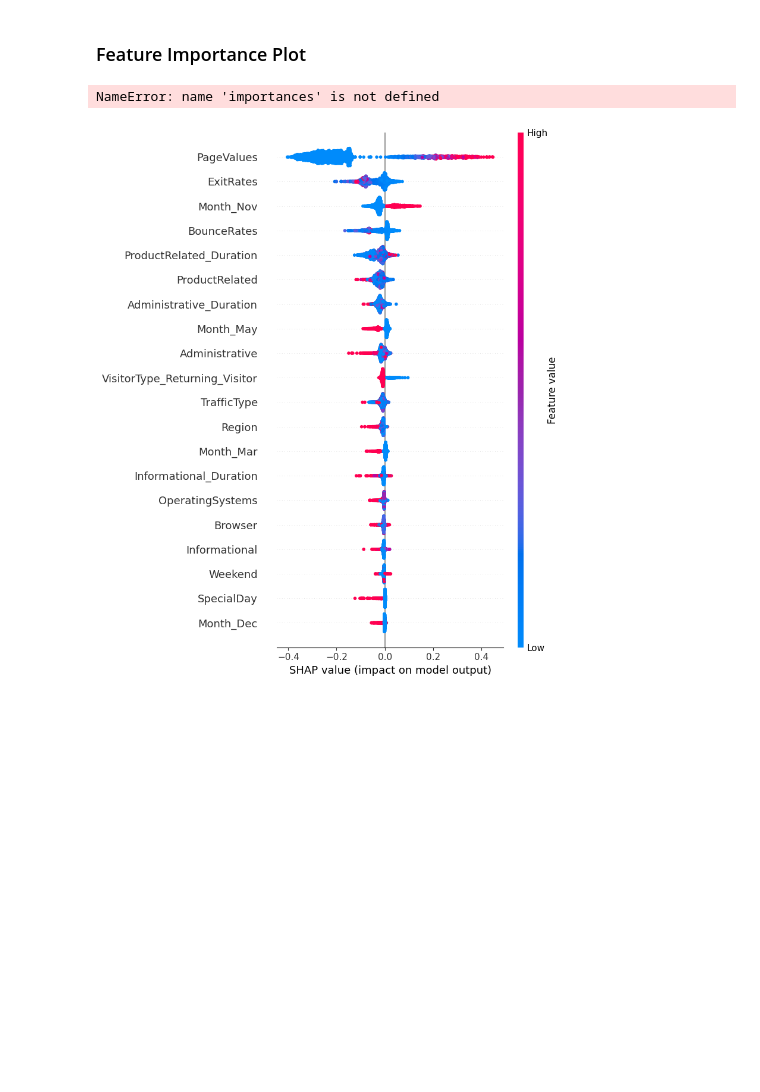
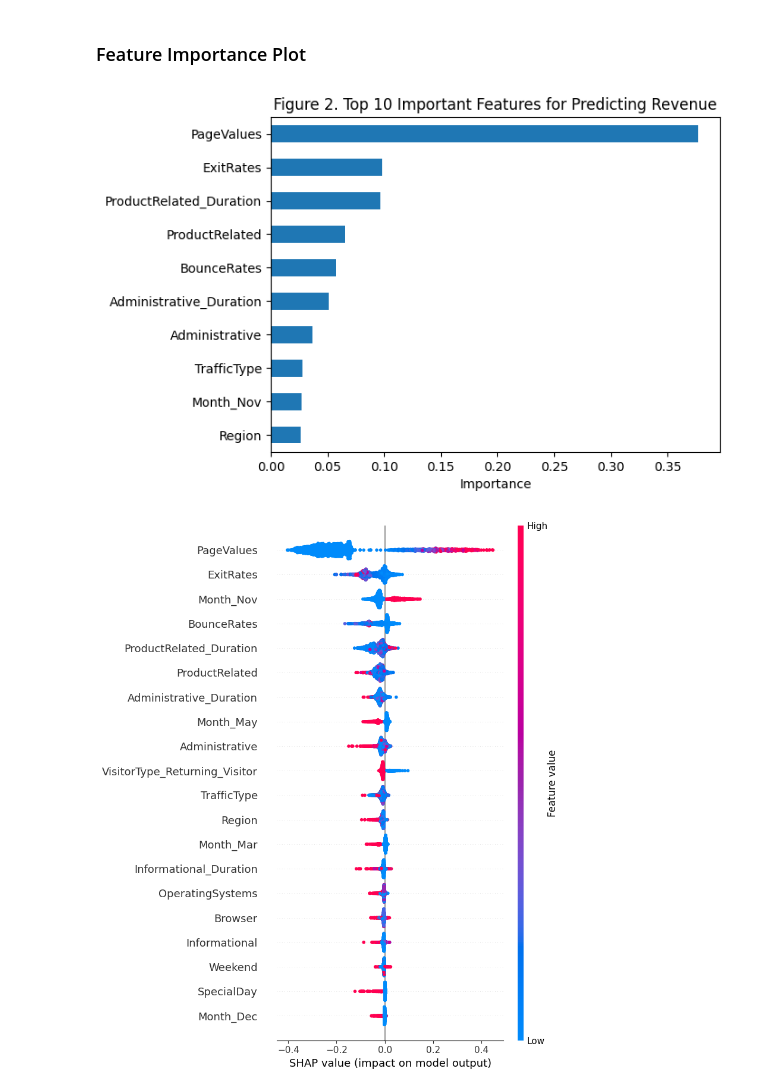
Before and after one commit to UBC-DSCI-310-2025W2/dsci-310-group-09, a Jupyter notebook: 310-group9_online-shoppers-classification.ipynb, the cells around one changed output. Drawn from its saved outputs; the diff is of its cells as text; code cells hidden in the pictures; blank space fills up the shorter version.

```diff
--- a/310-group9_online-shoppers-classification.ipynb
+++ b/310-group9_online-shoppers-classification.ipynb
@@ -199,14 +199,17 @@ ROC-AUC: 0.9163848720241984
 ### Feature Importance Plot
 # %%
 import matplotlib.pyplot as plt
-
+importances = pd.Series(
+    rf.feature_importances_,
+    index=X_train.columns
+).sort_values(ascending=False)
 importances.head(10).plot(kind="barh")
 plt.gca().invert_yaxis()
 plt.title("Figure 2. Top 10 Important Features for Predicting Revenue")
 plt.xlabel("Importance")
 plt.show()
 # %% [output]
-NameError: name 'importances' is not defined
+[figure, added]
 # %%
 import shap
 
```
Also changed, not shown: parts of 1 cell of this notebook.
